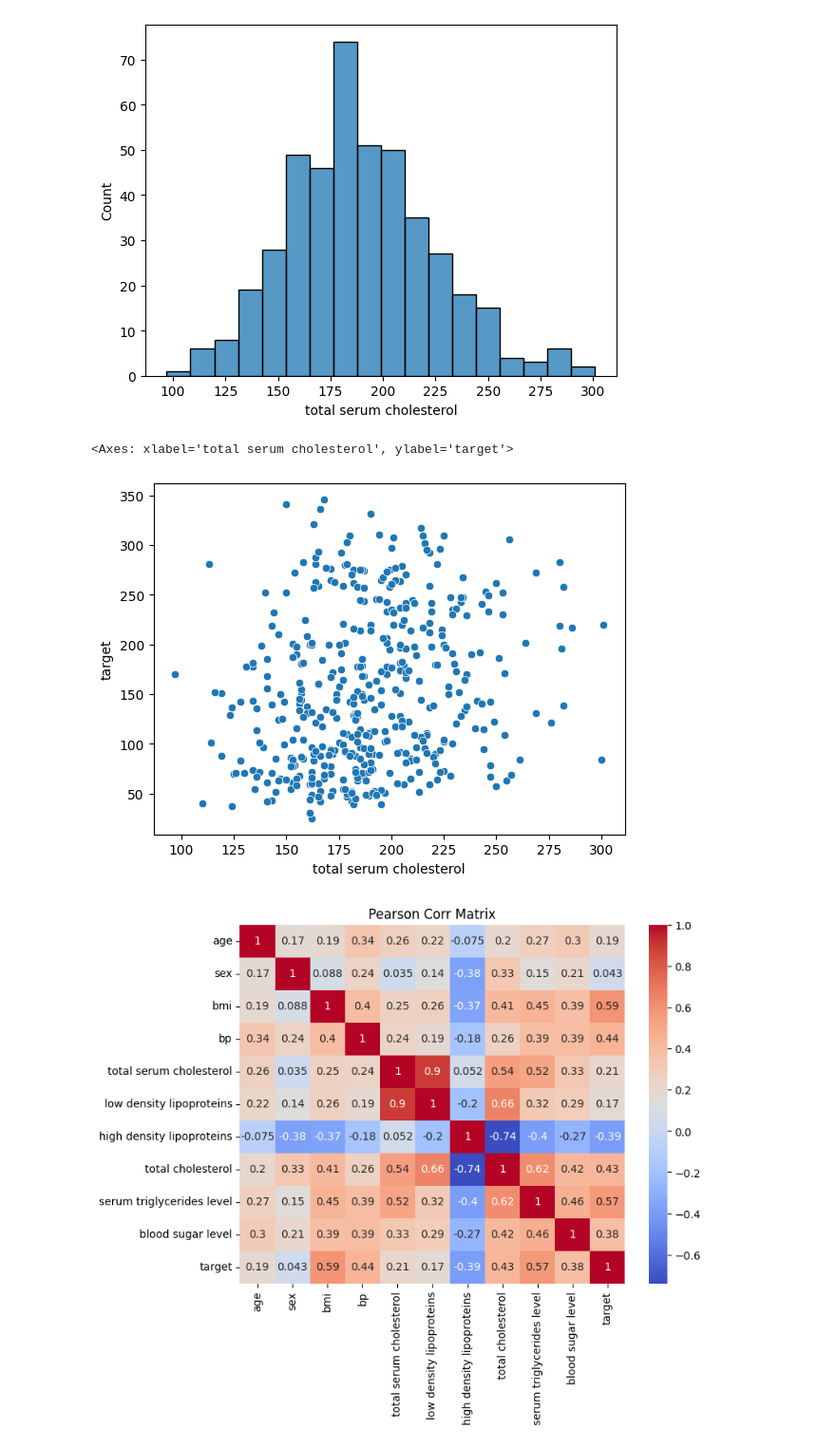
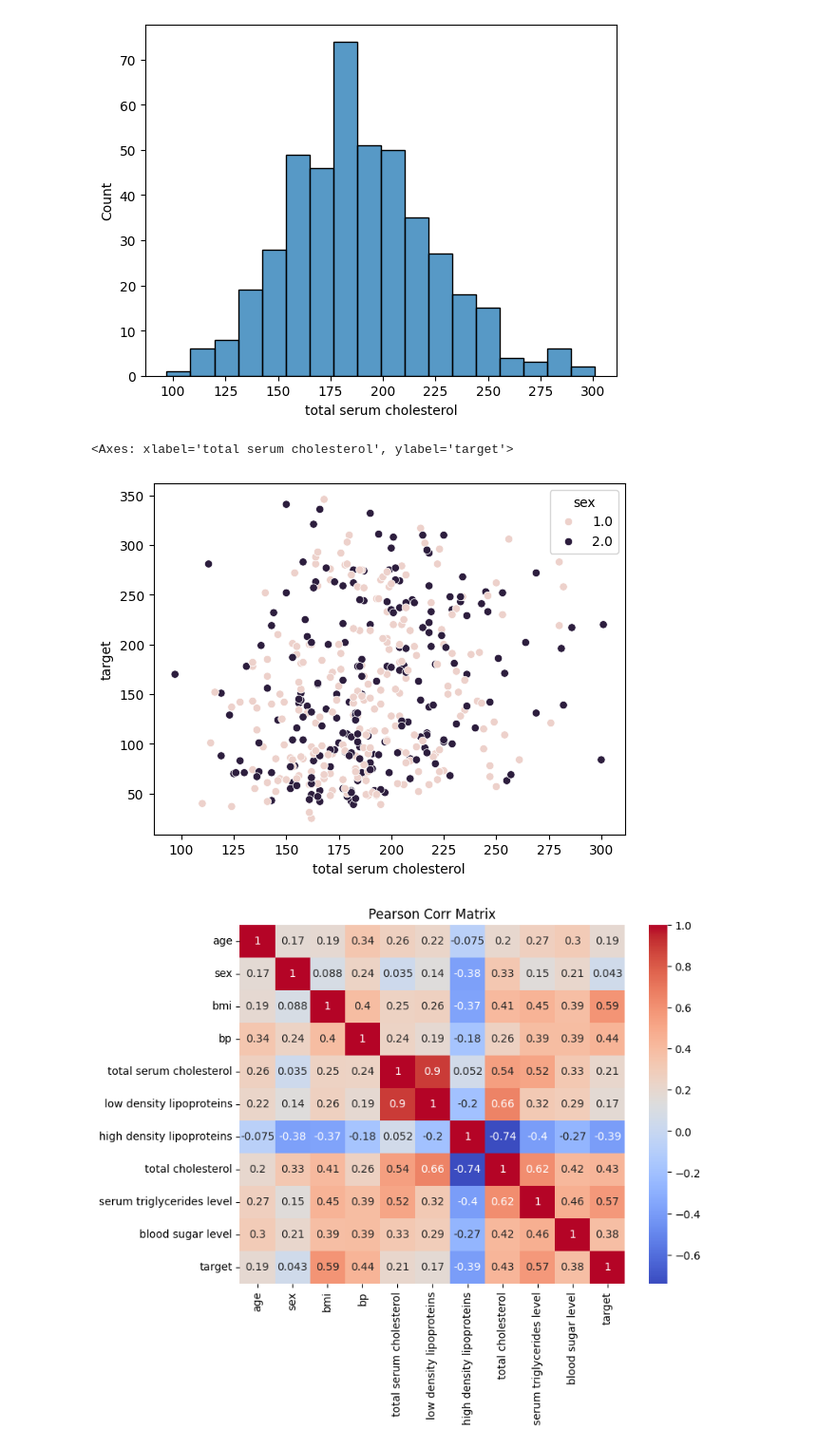
Before and after one commit to mglissmann/09_17_2024, a Jupyter notebook: diabetes_progression.ipynb, the cells around one changed output. Shown at 95% size. Drawn from its saved outputs; the diff is of its cells as text; code cells hidden in the pictures.

```diff
--- a/diabetes_progression.ipynb
+++ b/diabetes_progression.ipynb
@@ -159,10 +159,10 @@ sns.histplot(x=df_unscaled['total serum cholesterol'], stat='count', bins='auto'
 <Axes: xlabel='total serum cholesterol', ylabel='Count'>
 [figure]
 # %%
-sns.scatterplot(data=df_unscaled, x=df_unscaled['total serum cholesterol'], y=df_unscaled['target'])
+sns.scatterplot(data=df_unscaled, x=df_unscaled['total serum cholesterol'], y=df_unscaled['target'], hue="sex")
 # %% [output]
 <Axes: xlabel='total serum cholesterol', ylabel='target'>
-[figure, old version]
+[figure, new version]
 # %%
 plt.figure(figsize=(8,6))
 sns.heatmap(
```
Also changed, not shown: parts of 10 cells of this notebook.
